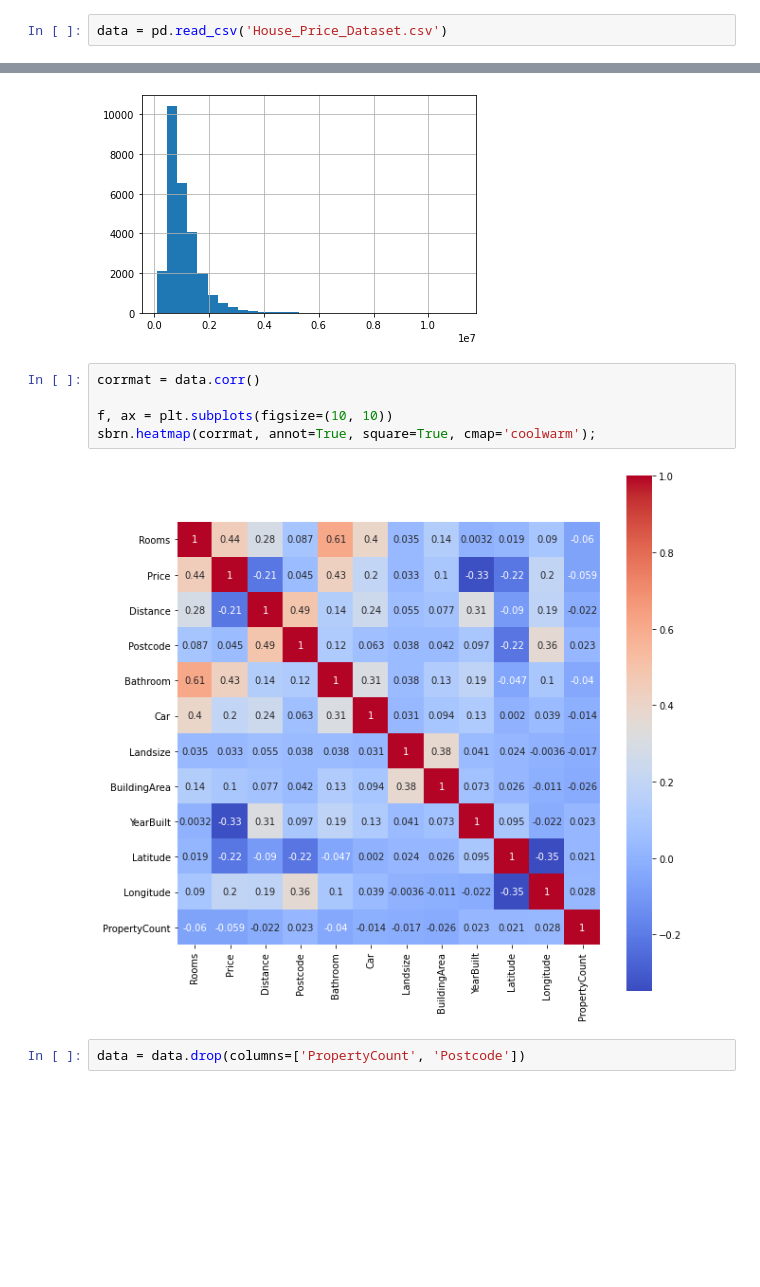
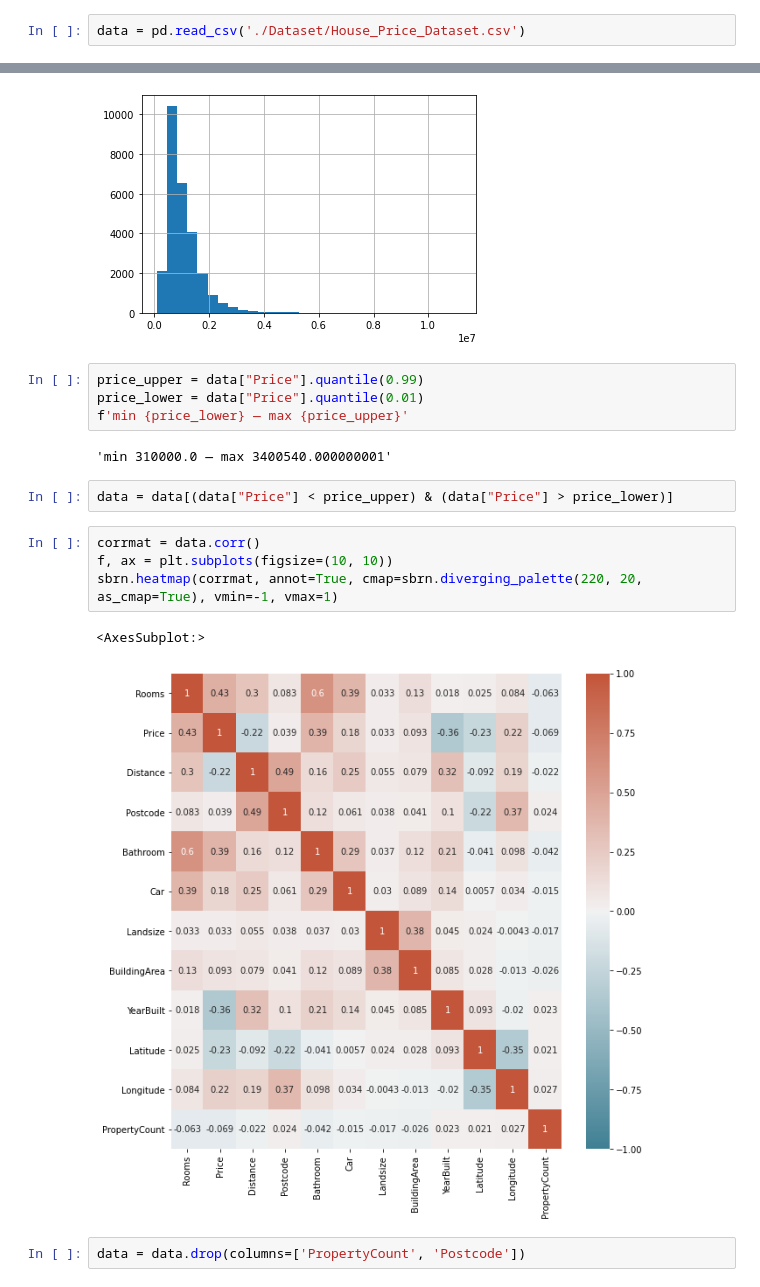
Before and after one commit to knoexus/swansea-M35-bddm, a Jupyter notebook: cw2/2023638.ipynb, the cells around one changed output, grey strips where cells are left out. Drawn from its saved outputs; the diff is of its cells as text; blank space fills up the shorter version.

```diff
--- a/cw2/2023638.ipynb
+++ b/cw2/2023638.ipynb
@@ -16,5 +18,5 @@ from sklearn.model_selection import GridSearchCV
 # %%
-data = pd.read_csv('House_Price_Dataset.csv')
+data = pd.read_csv('./Dataset/House_Price_Dataset.csv')
 # %%
 data.head()
 # %% [output]
@@ -85,13 +87,21 @@ data['Price'].hist(bins = 30)
 # %% [output]
 <AxesSubplot:>
 [figure]
+# %%
+price_upper = data["Price"].quantile(0.99)
+price_lower = data["Price"].quantile(0.01)
+f'min {price_lower} — max {price_upper}'
+# %% [output]
+'min 310000.0 — max 3400540.000000001'
+# %%
+data = data[(data["Price"] < price_upper) & (data["Price"] > price_lower)]
 # %%
 corrmat = data.corr()
-
 f, ax = plt.subplots(figsize=(10, 10))
-sbrn.heatmap(corrmat, annot=True, square=True, cmap='coolwarm');
+sbrn.heatmap(corrmat, annot=True, cmap=sbrn.diverging_palette(220, 20, as_cmap=True), vmin=-1, vmax=1)
 # %% [output]
+<AxesSubplot:>
-[figure, old version]
+[figure, new version]
 # %%
 data = data.drop(columns=['PropertyCount', 'Postcode'])
 # %%
```
Also changed, not shown: parts of 31 cells of this notebook.
